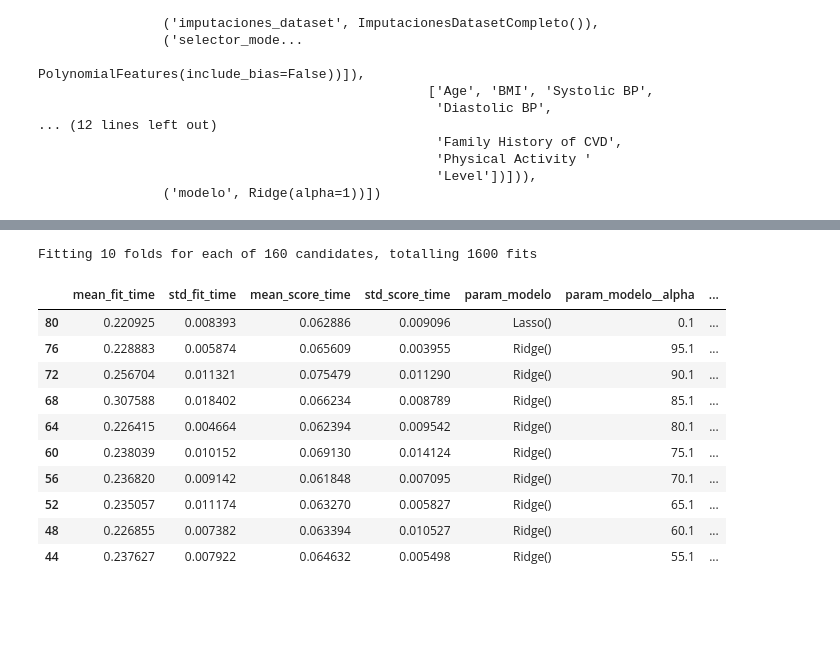
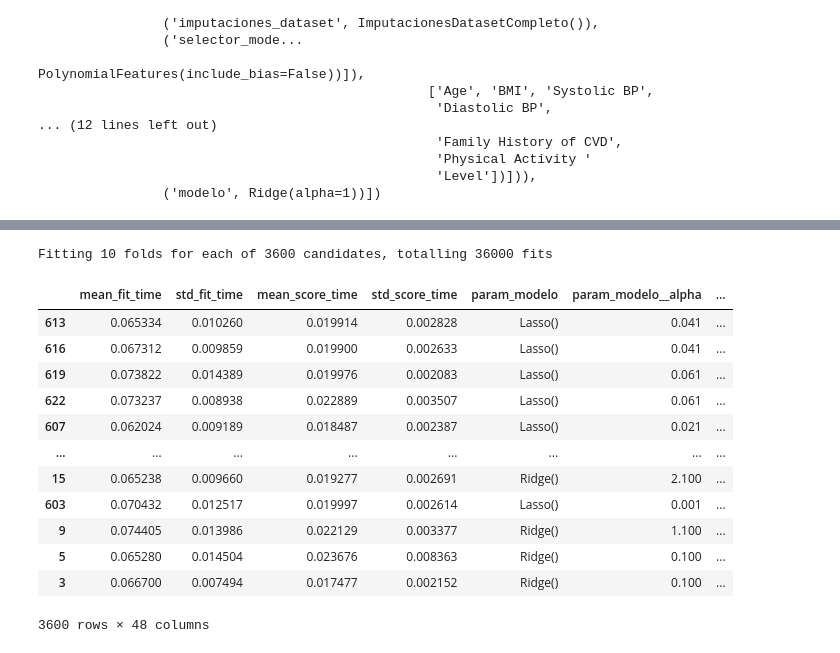
Before and after one commit to Sharik1516/Laboratorio2-ML, a Jupyter notebook: Diego/Laboratorio_2_ML.ipynb, the cells around one changed output, grey strips where cells are left out. Drawn from its saved outputs; the diff is of its cells as text; code cells hidden in the pictures; blank space fills up the shorter version.

```diff
--- a/Diego/Laboratorio_2_ML.ipynb
+++ b/Diego/Laboratorio_2_ML.ipynb
@@ -1171,7 +1171,7 @@ grid_search_params = {
     ]
 }
 scoring_metrics = {
-    "MSE": "neg_mean_squared_error",
+    "RMSE": "neg_root_mean_squared_error",
     "MAE": "neg_mean_absolute_error",
     "R2": "r2"
 }
@@ -1181,14 +1181,14 @@ gridsearch = GridSearchCV(
     param_grid=grid_search_params,
     cv=10,
     scoring=scoring_metrics,
-    refit="MSE",
+    refit="RMSE",
     n_jobs=-1,
     verbose=2
 )
 
 gridsearch.fit(X_train.drop(columns=["CVD Risk Score"]), X_train["CVD Risk Score"])
 
-pd.DataFrame(gridsearch.cv_results_).sort_values("rank_test_MSE")
+pd.DataFrame(gridsearch.cv_results_).sort_values("rank_test_RMSE")
 # %% [output]
 Fitting 10 folds for each of 15 candidates, totalling 150 fits
 |  | mean_fit_time | std_fit_time | mean_score_time | std_score_time | param_selector_modelo__numerico__... | ... |
@@ -1348,14 +1387,14 @@ gridsearch = GridSearchCV(
     param_grid=grid_search_params,
     cv=10,
     scoring=scoring_metrics,
-    refit="MSE",
+    refit="RMSE",
     n_jobs=-1,
     verbose=2
 )
 
 gridsearch.fit(X_train.drop(columns=["CVD Risk Score"]), X_train["CVD Risk Score"])
 gridsearch.predict(X_test.drop(columns=["CVD Risk Score"]))
-pd.DataFrame(gridsearch.cv_results_).sort_values("rank_test_MSE").head(10)
+pd.DataFrame(gridsearch.cv_results_).sort_values("rank_test_RMSE").head(10)
 # %% [output]
 Fitting 10 folds for each of 300 candidates, totalling 3000 fits
 |  | mean_fit_time | std_fit_time | mean_score_time | std_score_time | param_modelo__alpha | ... |
@@ -1479,32 +1534,51 @@ Pipeline(steps=[('transformador',
 # %%
 from sklearn.linear_model import Lasso
-grid_search_params = {
-    "selector_modelo__numerico__polynomial_features__degree": [2, 3, 4, 5],
-    "modelo": [Ridge(), Lasso()],
-    "modelo__alpha": np.arange(0.1, 100, 5)
-}
+grid_search_params = [
+    {   # Ridge
+        "selector_modelo__numerico__polynomial_features__degree": [2, 3],
+        "modelo": [Ridge()],
+        "selector_modelo__numerico__scaler": [
+            StandardScaler(),
+            MinMaxScaler(),
+            RobustScaler()
+        ],
+        "modelo__alpha": np.arange(0.1, 100, 1)  # 0.1 -> 100
+    },
+    {   # Lasso
+        "selector_modelo__numerico__polynomial_features__degree": [2, 3],
+        "modelo": [Lasso()],
+        "selector_modelo__numerico__scaler": [
+            StandardScaler(),
+            MinMaxScaler(),
+            RobustScaler()
+        ],
+        "modelo__alpha": np.arange(0.001, 10, 0.02)  # 0.001 -> 10
+    }
+]
 
 gridsearch = GridSearchCV(
     estimator=pipeline_polinomico_regularizado,
     param_grid=grid_search_params,
     cv=10,
     scoring=scoring_metrics,
-    refit="MSE",
+    refit="RMSE",
     n_jobs=-1,
     verbose=2
 )
 gridsearch.fit(X_train.drop(columns=["CVD Risk Score"]), X_train["CVD Risk Score"])
-pd.DataFrame(gridsearch.cv_results_).sort_values("rank_test_MSE").head(10)
+pd.DataFrame(gridsearch.cv_results_).sort_values("rank_test_RMSE")
 # %% [output]
-Fitting 10 folds for each of 160 candidates, totalling 1600 fits
+Fitting 10 folds for each of 3600 candidates, totalling 36000 fits
 |  | mean_fit_time | std_fit_time | mean_score_time | std_score_time | param_modelo | param_modelo__alpha | ... |
-| 80 | 0.220925 | 0.008393 | 0.062886 | 0.009096 | Lasso() | 0.1 | ... |
-| 76 | 0.228883 | 0.005874 | 0.065609 | 0.003955 | Ridge() | 95.1 | ... |
-| 72 | 0.256704 | 0.011321 | 0.075479 | 0.011290 | Ridge() | 90.1 | ... |
-| 68 | 0.307588 | 0.018402 | 0.066234 | 0.008789 | Ridge() | 85.1 | ... |
-| 64 | 0.226415 | 0.004664 | 0.062394 | 0.009542 | Ridge() | 80.1 | ... |
-| 60 | 0.238039 | 0.010152 | 0.069130 | 0.014124 | Ridge() | 75.1 | ... |
-| 56 | 0.236820 | 0.009142 | 0.061848 | 0.007095 | Ridge() | 70.1 | ... |
-| 52 | 0.235057 | 0.011174 | 0.063270 | 0.005827 | Ridge() | 65.1 | ... |
-| 48 | 0.226855 | 0.007382 | 0.063394 | 0.010527 | Ridge() | 60.1 | ... |
-| 44 | 0.237627 | 0.007922 | 0.064632 | 0.005498 | Ridge() | 55.1 | ... |
+| 613 | 0.065334 | 0.010260 | 0.019914 | 0.002828 | Lasso() | 0.041 | ... |
+| 616 | 0.067312 | 0.009859 | 0.019900 | 0.002633 | Lasso() | 0.041 | ... |
+| 619 | 0.073822 | 0.014389 | 0.019976 | 0.002083 | Lasso() | 0.061 | ... |
+| 622 | 0.073237 | 0.008938 | 0.022889 | 0.003507 | Lasso() | 0.061 | ... |
+| 607 | 0.062024 | 0.009189 | 0.018487 | 0.002387 | Lasso() | 0.021 | ... |
+| ... | ... | ... | ... | ... | ... | ... | ... |
+| 15 | 0.065238 | 0.009660 | 0.019277 | 0.002691 | Ridge() | 2.100 | ... |
+| 603 | 0.070432 | 0.012517 | 0.019997 | 0.002614 | Lasso() | 0.001 | ... |
+| 9 | 0.074405 | 0.013986 | 0.022129 | 0.003377 | Ridge() | 1.100 | ... |
+| 5 | 0.065280 | 0.014504 | 0.023676 | 0.008363 | Ridge() | 0.100 | ... |
+| 3 | 0.066700 | 0.007494 | 0.017477 | 0.002152 | Ridge() | 0.100 | ... |
+3600 rows × 48 columns
```
Also changed, not shown: parts of 14 cells of this notebook, 2 other files.
